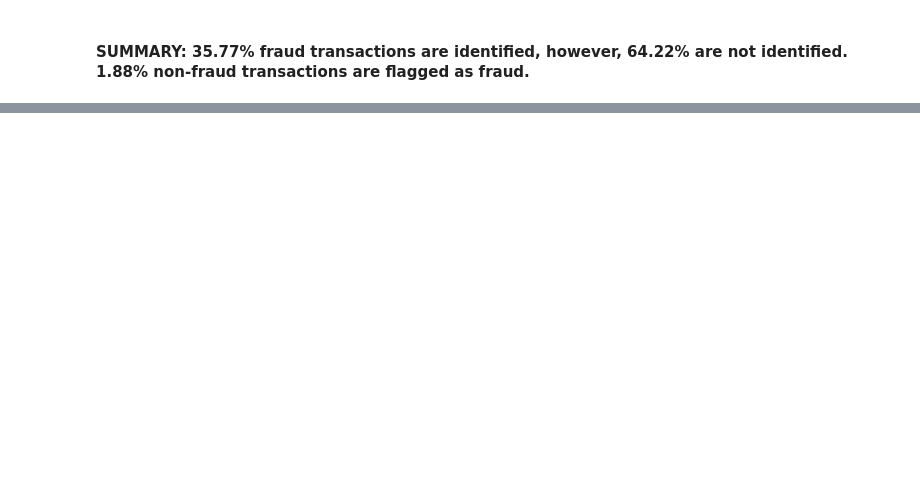
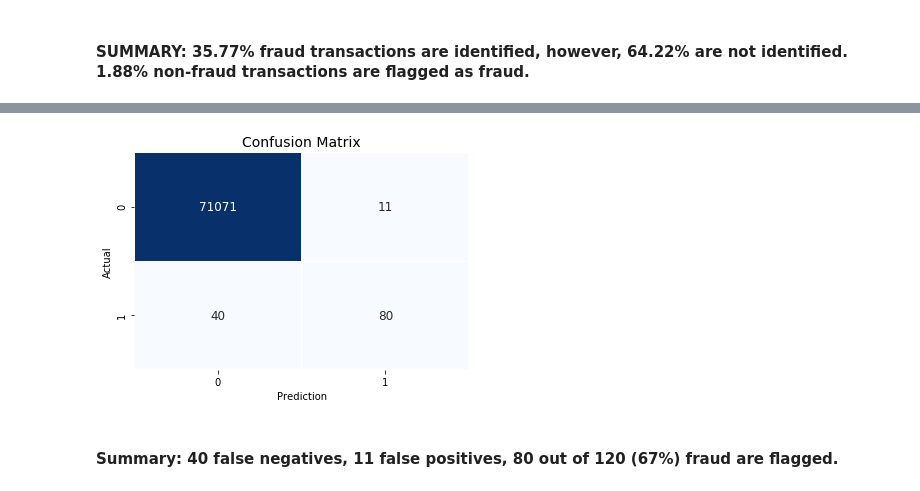
Before and after one commit to rayguang/brain, a Jupyter notebook: tasks/classification/Fraud Classification.ipynb, the cells around one changed output, grey strips where cells are left out. Cells and saved outputs as stored; diff of their text form; code cells hidden in the pictures; blank space fills up the shorter version.

```diff
--- a/tasks/classification/Fraud Classification.ipynb
+++ b/tasks/classification/Fraud Classification.ipynb
@@ -132,0 +165,8 @@ Fraud_actual
+# %%
+# Drop columns/features
+X = df.drop(["Time", "Class", "fraud_flagged"], axis=1)
+y = df["Class"]
+
+# Create training and test sets using random split
+# Note that, we can also use CV, shuffle
+X_train, X_test, y_train, y_test = train_test_split(X, y, test_size=0.25, random_state=0)
@@ -132,0 +175,4 @@ Fraud_actual
+# %%
+# Training model
+clf = LogisticRegression(solver="liblinear")
+clf.fit(X_train, y_train)
@@ -132,0 +185,5 @@ Fraud_actual
+# %%
+# Get prediction on test set
+prediction  = clf.predict(X_test)
+proba       = clf.predict_proba(X_test)
+print("Accuracy score: ", accuracy_score(y_test,prediction))
@@ -132,0 +192,10 @@ Fraud_actual
+# %%
+# Print ROC and Confusion Matrix
+# print the ROC score
+print("ROC score: {}\n".format(roc_auc_score(y_test, proba[:,1])))
+
+print("Stats report:\n{}\n".format(classification_report(y_test, prediction)))
+
+# print confusion matrix
+cfm = confusion_matrix(y_true=y_test, y_pred=prediction)
+print("Confusion matrix:\n{}\n".format(cfm))
@@ -132,0 +227,11 @@ Fraud_actual
+# %%
+#plot the confusion matrix
+sns.heatmap(cfm, annot=True, annot_kws={"size":12}, fmt="d", cbar=False, linewidths=0.1, cmap="Blues")
+plt.title("Confusion Matrix", fontsize=14)
+plt.ylabel("Actual", fontsize=10)
+plt.xlabel("Prediction", fontsize=10)
+plt.show()
+# %% [output]
+[figure, added]
+# %% [markdown]
+#### Summary: 40 false negatives, 11 false positives, 80 out of 120 (67%)  fraud are flagged.
```
Also changed, not shown: parts of 28 cells of this notebook, 1 other file.
